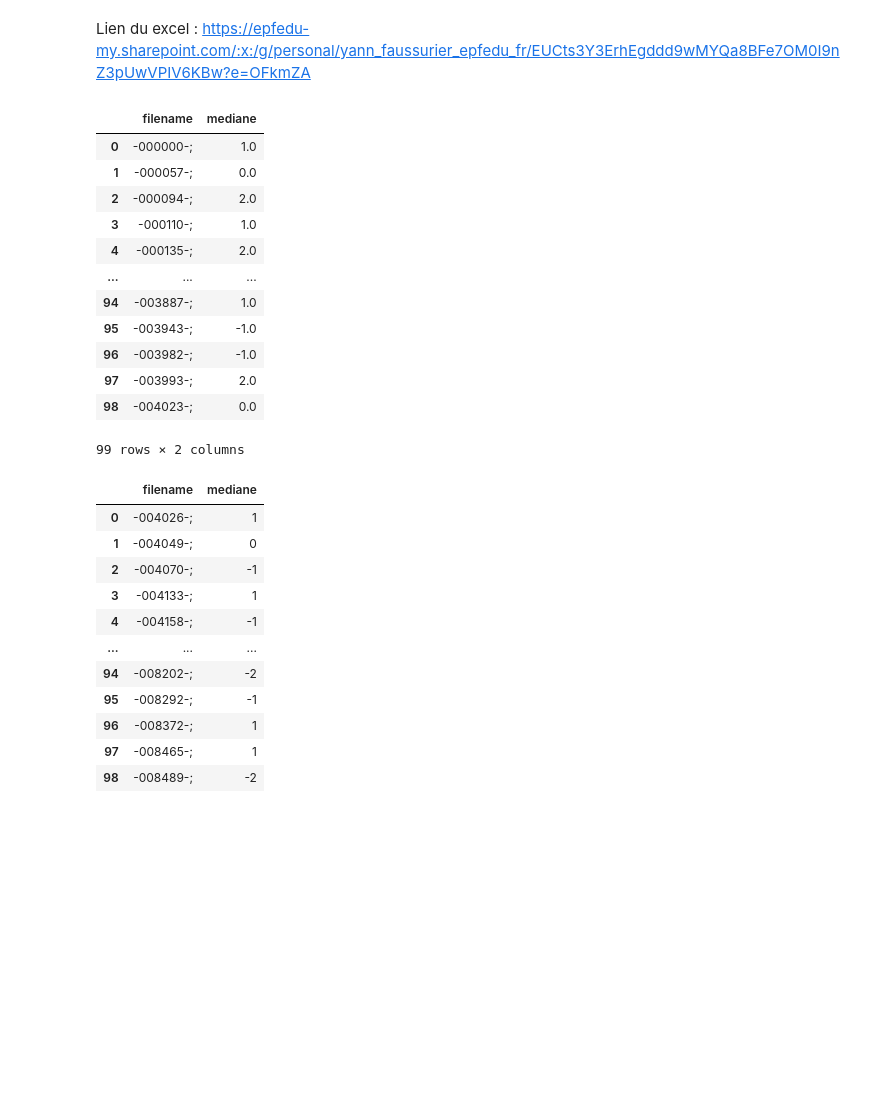
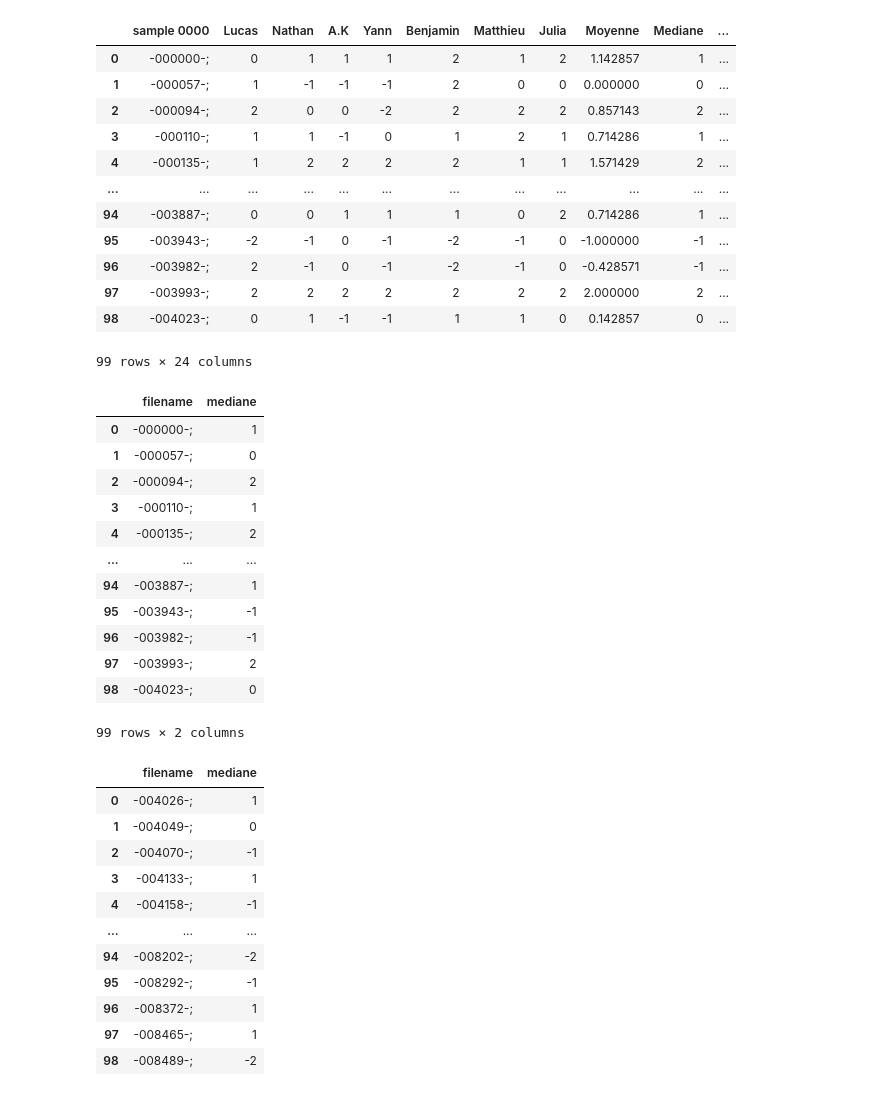
Before and after one commit to nfonteyne/Audio_Sample_Listenable, a Jupyter notebook: get_csv_labelized.ipynb, the cells around one changed output. Saved outputs shown, nothing was run; the diff lists cells and outputs as text; code cells hidden in the pictures; blank space fills up the shorter version.

```diff
--- a/get_csv_labelized.ipynb
+++ b/get_csv_labelized.ipynb
@@ -1,26 +1,41 @@
 # %% [markdown]
 <a href="https://colab.research.google.com/github/nfonteyne/Audio_Sample_Listenable/blob/main/get_csv_labelized.ipynb" target="_parent"><img src="https://colab.research.google.com/assets/colab-badge.svg" alt="Open In Colab"/></a>
-# %% [markdown]
-Lien du excel : https://epfedu-my.sharepoint.com/:x:/g/personal/yann_faussurier_epfedu_fr/EUCts3Y3ErhEgddd9wMYQa8BFe7OM0I9nZ3pUwVPIV6KBw?e=OFkmZA
 # %%
 import pandas as pd
+# %%
+page1 = pd.read_excel("Notes_des_sons_9.xlsx", sheet_name = "Sample 0000")
+page1
+# %% [output]
+|  | sample 0000 | Lucas | Nathan | A.K | Yann | Benjamin | Matthieu | Julia | Moyenne | Mediane | ... |
+| 0 | -000000-; | 0 | 1 | 1 | 1 | 2 | 1 | 2 | 1.142857 | 1 | ... |
+| 1 | -000057-; | 1 | -1 | -1 | -1 | 2 | 0 | 0 | 0.000000 | 0 | ... |
+| 2 | -000094-; | 2 | 0 | 0 | -2 | 2 | 2 | 2 | 0.857143 | 2 | ... |
+| 3 | -000110-; | 1 | 1 | -1 | 0 | 1 | 2 | 1 | 0.714286 | 1 | ... |
+| 4 | -000135-; | 1 | 2 | 2 | 2 | 2 | 1 | 1 | 1.571429 | 2 | ... |
+| ... | ... | ... | ... | ... | ... | ... | ... | ... | ... | ... | ... |
+| 94 | -003887-; | 0 | 0 | 1 | 1 | 1 | 0 | 2 | 0.714286 | 1 | ... |
+| 95 | -003943-; | -2 | -1 | 0 | -1 | -2 | -1 | 0 | -1.000000 | -1 | ... |
+| 96 | -003982-; | 2 | -1 | 0 | -1 | -2 | -1 | 0 | -0.428571 | -1 | ... |
+| 97 | -003993-; | 2 | 2 | 2 | 2 | 2 | 2 | 2 | 2.000000 | 2 | ... |
+| 98 | -004023-; | 0 | 1 | -1 | -1 | 1 | 1 | 0 | 0.142857 | 0 | ... |
+99 rows × 24 columns
 # %%
-page1 = pd.read_excel("Notes_des_sons.xlsx", sheet_name = "Sample 0000")
 page1 = page1[["sample 0000", "Mediane"]]
+page1 = page1.iloc[:99,:]
 page1.columns = ["filename", "mediane"]
 page1
 # %% [output]
 |  | filename | mediane |
-| 0 | -000000-; | 1.0 |
-| 1 | -000057-; | 0.0 |
-| 2 | -000094-; | 2.0 |
-| 3 | -000110-; | 1.0 |
-| 4 | -000135-; | 2.0 |
+| 0 | -000000-; | 1 |
+| 1 | -000057-; | 0 |
+| 2 | -000094-; | 2 |
+| 3 | -000110-; | 1 |
+| 4 | -000135-; | 2 |
 | ... | ... | ... |
-| 94 | -003887-; | 1.0 |
-| 95 | -003943-; | -1.0 |
-| 96 | -003982-; | -1.0 |
-| 97 | -003993-; | 2.0 |
-| 98 | -004023-; | 0.0 |
+| 94 | -003887-; | 1 |
+| 95 | -003943-; | -1 |
+| 96 | -003982-; | -1 |
+| 97 | -003993-; | 2 |
+| 98 | -004023-; | 0 |
 99 rows × 2 columns
 # %%
```
Also changed, not shown: parts of 15 cells of this notebook.
